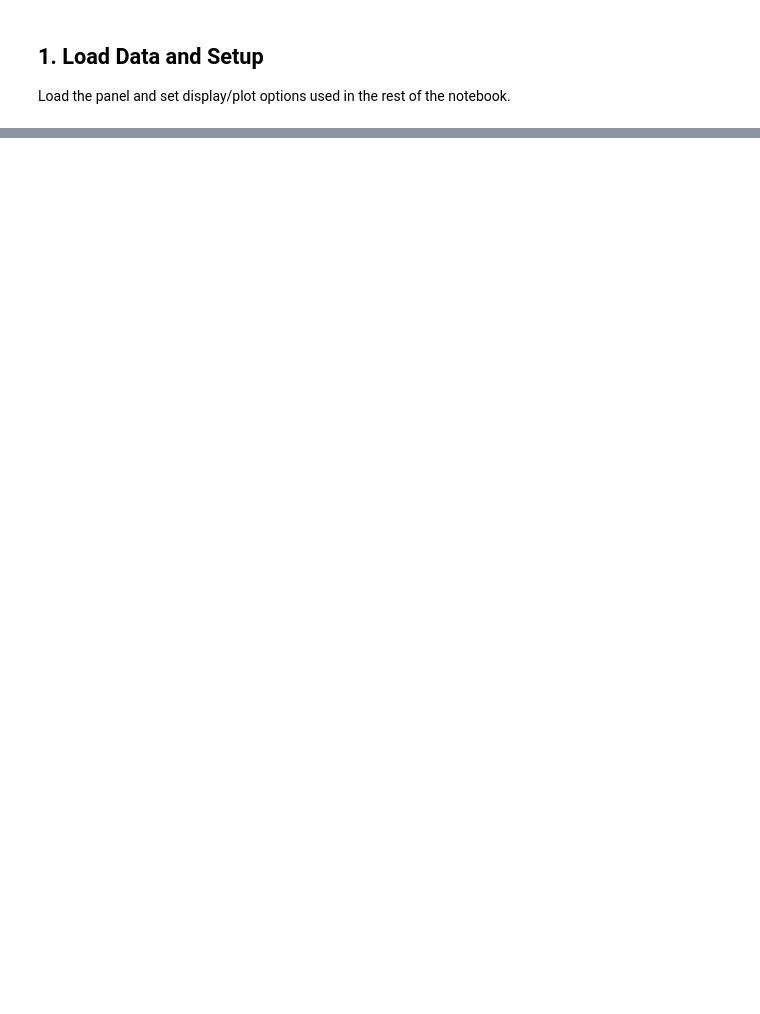
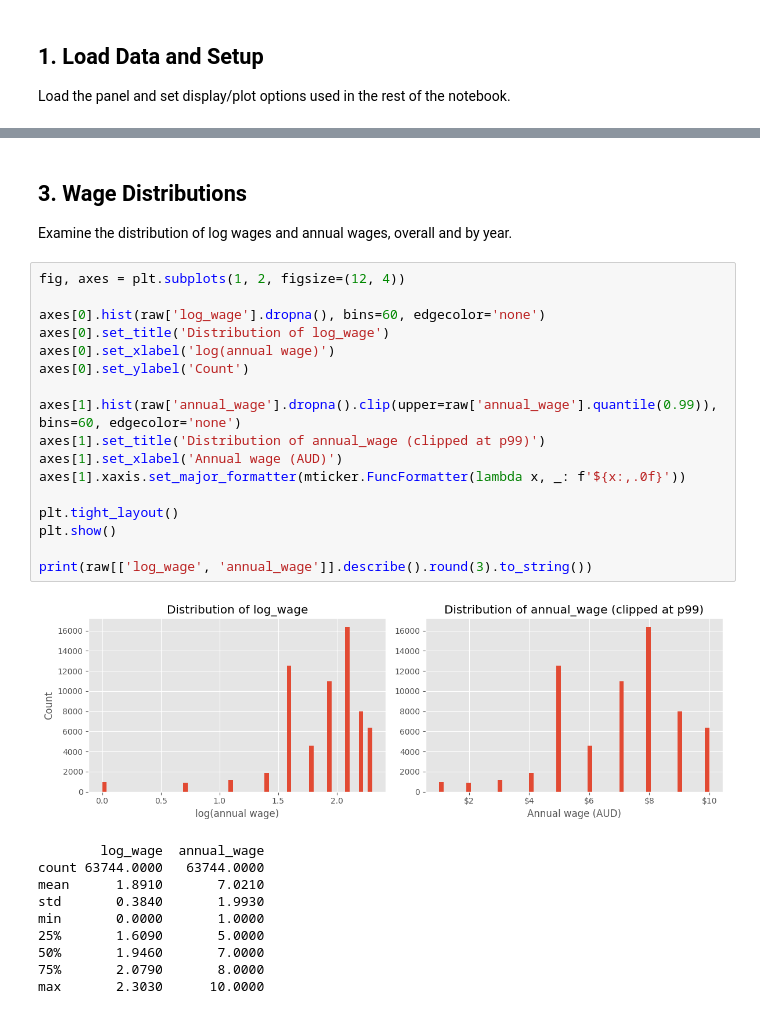
Before and after one commit to TingyingHuang/ECC3479-The-impact-of-AI-exposure-on-wage-growth, a Jupyter notebook: code/eda_analysis.ipynb, the cells around one changed output, grey strips where cells are left out. Drawn from its saved outputs; the diff is of its cells as text; blank space fills up the shorter version.

```diff
--- a/code/eda_analysis.ipynb
+++ b/code/eda_analysis.ipynb
@@ -536,0 +144,32 @@ findings
+# %% [markdown]
+## 3. Wage Distributions
+
+Examine the distribution of log wages and annual wages, overall and by year.
+# %%
+fig, axes = plt.subplots(1, 2, figsize=(12, 4))
+
+axes[0].hist(raw['log_wage'].dropna(), bins=60, edgecolor='none')
+axes[0].set_title('Distribution of log_wage')
+axes[0].set_xlabel('log(annual wage)')
+axes[0].set_ylabel('Count')
+
+axes[1].hist(raw['annual_wage'].dropna().clip(upper=raw['annual_wage'].quantile(0.99)), bins=60, edgecolor='none')
+axes[1].set_title('Distribution of annual_wage (clipped at p99)')
+axes[1].set_xlabel('Annual wage (AUD)')
+axes[1].xaxis.set_major_formatter(mticker.FuncFormatter(lambda x, _: f'${x:,.0f}'))
+
+plt.tight_layout()
+plt.show()
+
+print(raw[['log_wage', 'annual_wage']].describe().round(3).to_string())
+# %% [output]
+[figure, added]
+        log_wage  annual_wage
+count 63744.0000   63744.0000
+mean      1.8910       7.0210
+std       0.3840       1.9930
+min       0.0000       1.0000
+25%       1.6090       5.0000
+50%       1.9460       7.0000
+75%       2.0790       8.0000
+max       2.3030      10.0000
```
Also changed, not shown: parts of 51 cells of this notebook, 12 other files.
